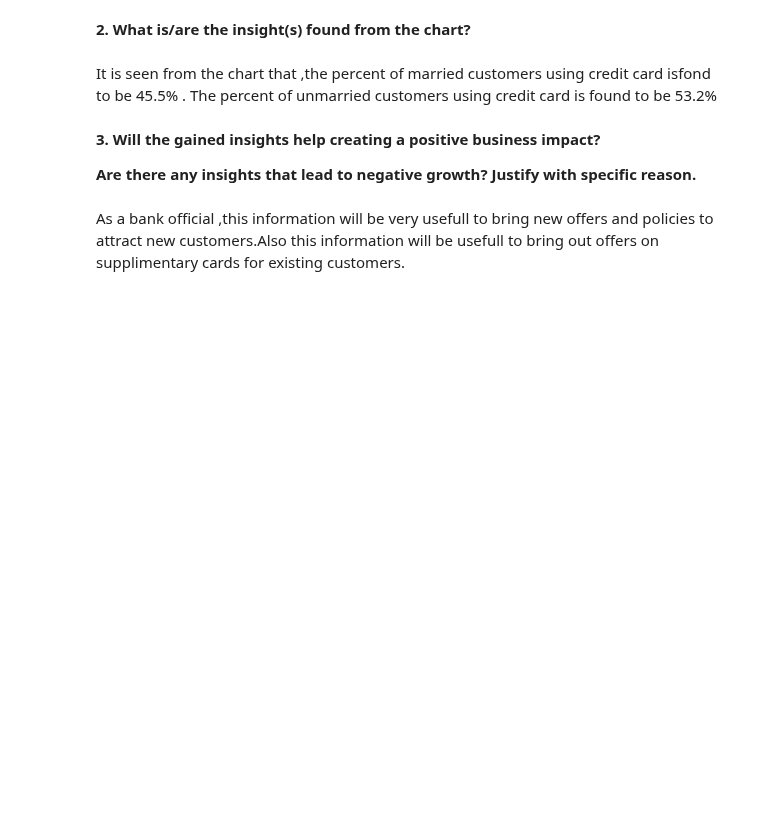
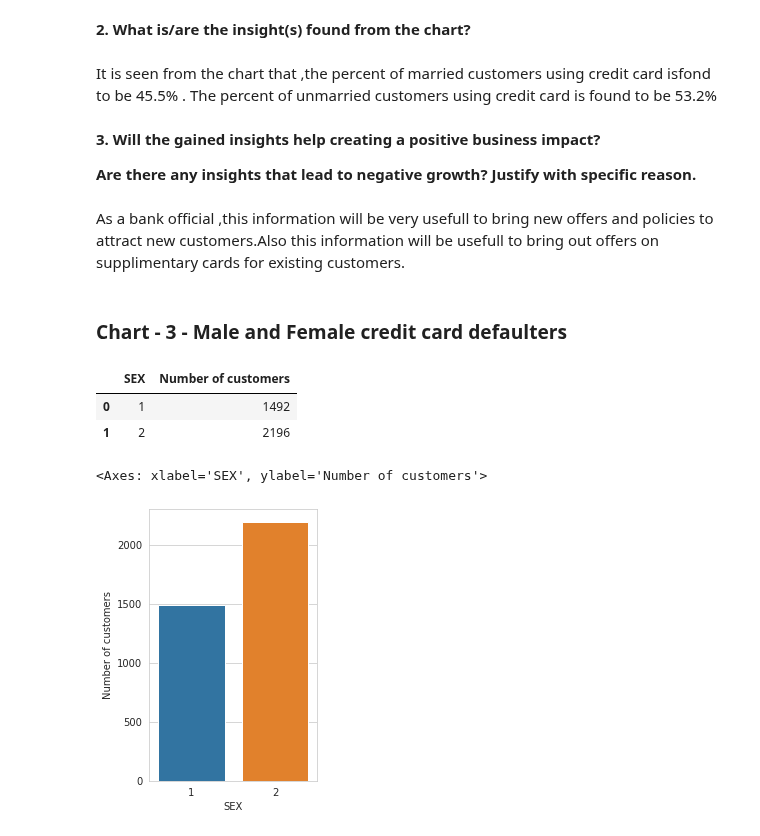
Before and after one commit to 1991Ab/Capstone-Project-3-Credit-Card-Default-Prediction, a Jupyter notebook: DefaultCreditCcard_Individual.ipynb, the cells around one changed output. Drawn from its saved outputs; the diff is of its cells as text; code cells hidden in the pictures; blank space fills up the shorter version.

```diff
--- a/DefaultCreditCcard_Individual.ipynb
+++ b/DefaultCreditCcard_Individual.ipynb
@@ -731,3 +731,21 @@ It is seen from the chart that ,the percent of married customers using credit ca
 **Are there any insights that lead to negative growth? Justify with specific reason.**
 # %% [markdown]
 As a bank official ,this information will be very usefull to bring new offers and policies to attract new customers.Also this information will be usefull to bring out offers on supplimentary cards for existing customers.
+# %% [markdown]
+### **Chart - 3 - Male and Female credit card defaulters**
+# %%
+# Chart - 3 visualization code
+df1=duly_paid.groupby("SEX")["ID"].count().reset_index().rename(columns={"ID" : "Number of customers"})
+df1
+# %% [output]
+|  | SEX | Number of customers |
+| 0 | 1 | 1492 |
+| 1 | 2 | 2196 |
+# %%
+sns.set_style('whitegrid')
+plt.rcParams['font.size'] = 10
+plt.rcParams['figure.figsize'] = (3,5)
+sns.barplot(data=df1, x="SEX", y="Number of customers")
+# %% [output]
+<Axes: xlabel='SEX', ylabel='Number of customers'>
+[figure, added]
```
